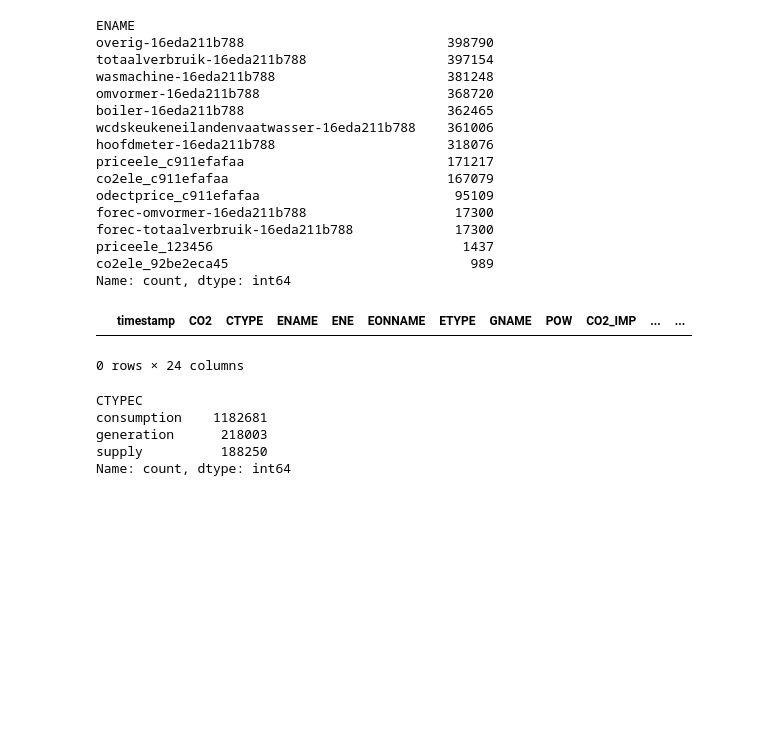
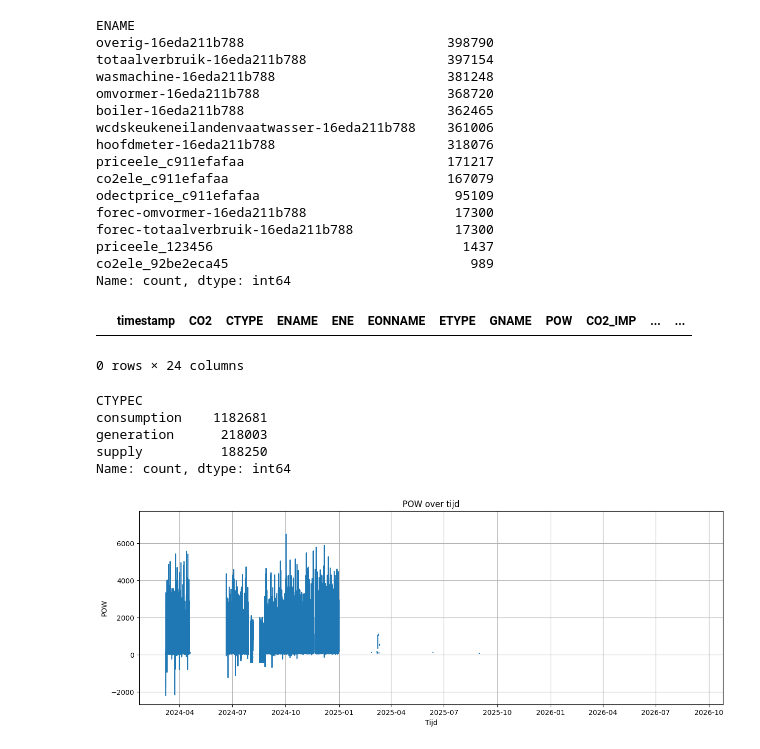
Before and after one commit to CasDerksen/Project3_Deel1, a Jupyter notebook: stijn.ipynb, the cells around one changed output. Cells and saved outputs as stored; diff of their text form; code cells hidden in the pictures; blank space fills up the shorter version.

```diff
--- a/stijn.ipynb
+++ b/stijn.ipynb
@@ -44,3 +44,25 @@ consumption    1182681
 generation      218003
 supply          188250
 Name: count, dtype: int64
+# %%
+df_totaal = (df[df["ENAME"] == "totaalverbruik-16eda211b788"].copy()
+             .sort_values("timestamp").reset_index(drop=True)
+)
+# %%
+# Timestamp omzetten naar datetime
+df_totaal["timestamp"] = pd.to_datetime(df_totaal["timestamp"])
+
+# Sorteren op tijd
+df_totaal = df_totaal.sort_values("timestamp")
+
+# POW plotten tegenover tijd
+plt.figure(figsize=(15, 5))
+plt.plot(df_totaal["timestamp"], df_totaal["POW"])
+
+plt.xlabel("Tijd")
+plt.ylabel("POW")
+plt.title("POW over tijd")
+plt.grid()
+plt.show()
+# %% [output]
+[figure, added]
```
Also changed, not shown: parts of 5 cells of this notebook.
